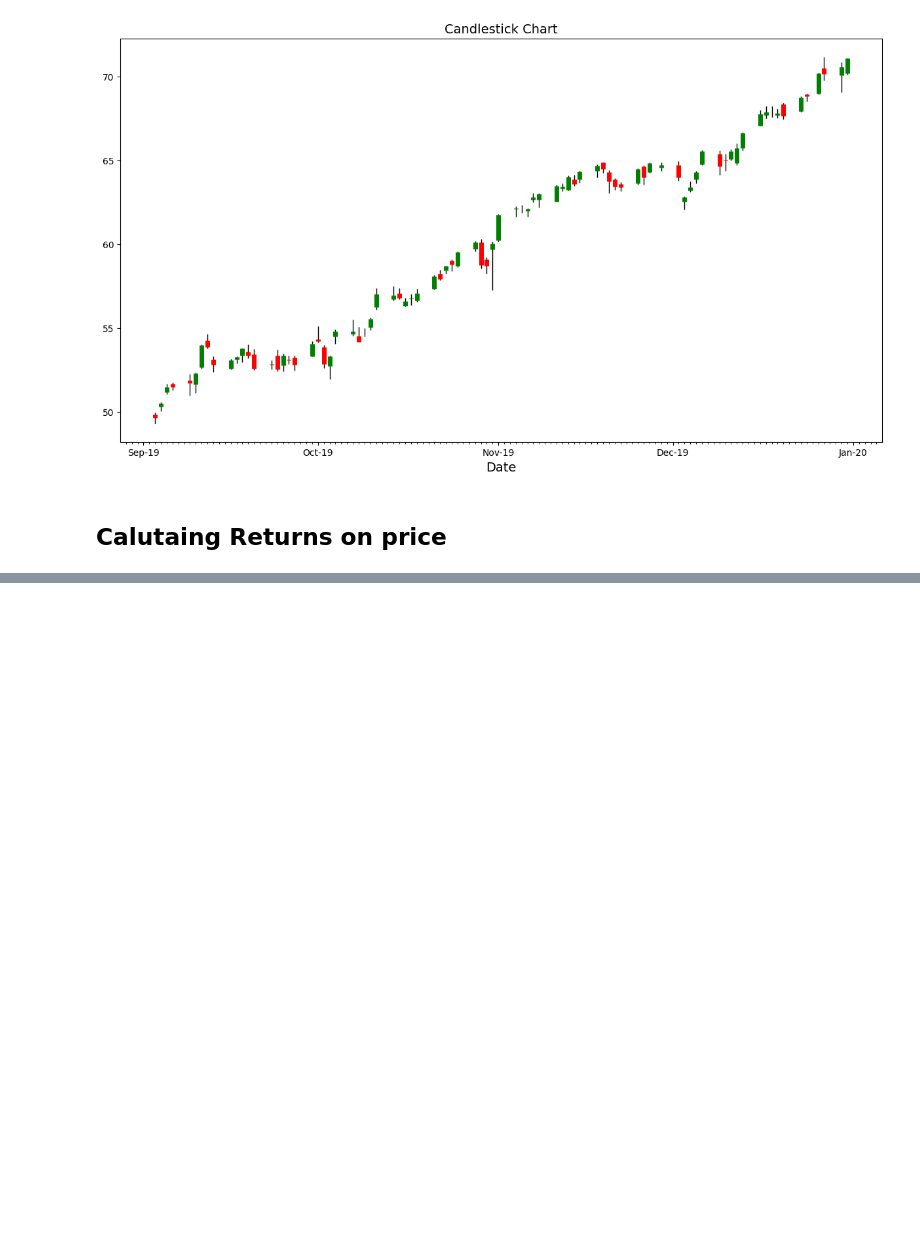
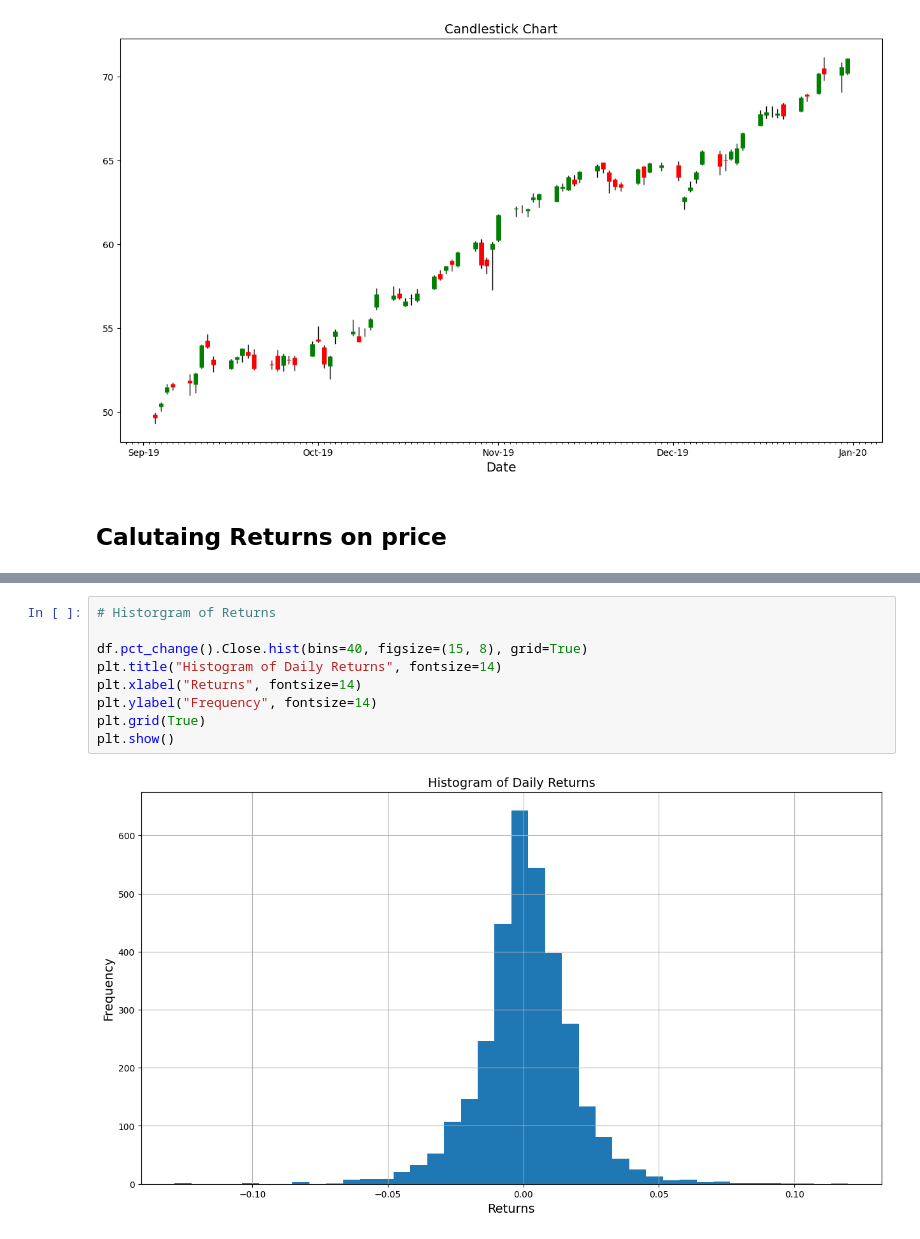
Before and after one commit to bharatsaini1/python-for-finance, a Jupyter notebook: data_analysis.ipynb, the cells around one changed output, grey strips where cells are left out. Cells and saved outputs as stored; diff of their text form; blank space fills up the shorter version.

```diff
--- a/data_analysis.ipynb
+++ b/data_analysis.ipynb
@@ -197,0 +207,11 @@ df.pct_change()
+# %%
+# Historgram of Returns
+
+df.pct_change().Close.hist(bins=40, figsize=(15, 8), grid=True)
+plt.title("Histogram of Daily Returns", fontsize=14)
+plt.xlabel("Returns", fontsize=14)
+plt.ylabel("Frequency", fontsize=14)
+plt.grid(True)
+plt.show()
+# %% [output]
+[figure, added]
```
Also changed, not shown: parts of 26 cells of this notebook.
